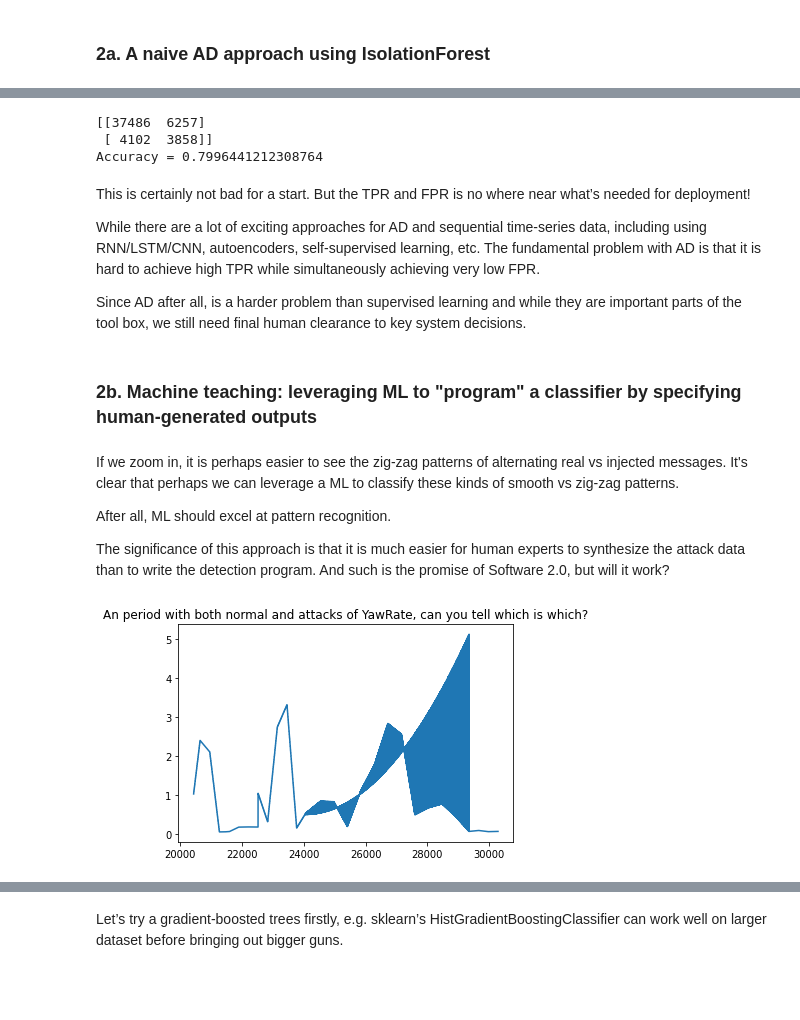
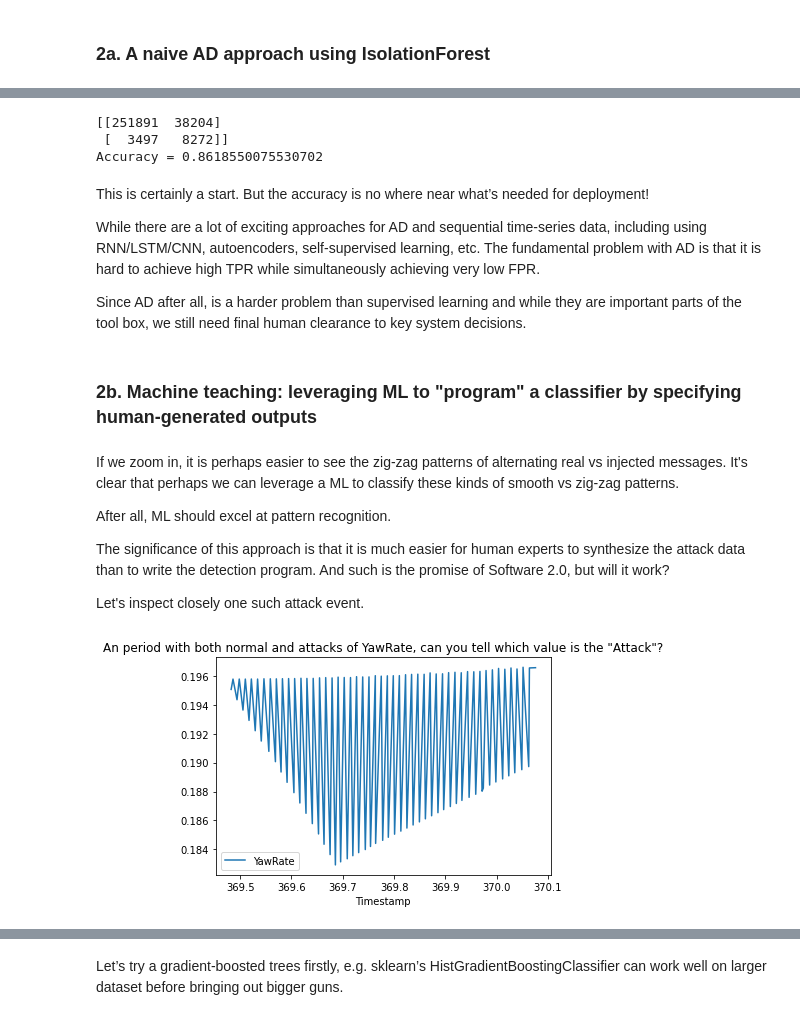
Before and after one commit to h1st-ai/h1st, a Jupyter notebook: examples/AutomotiveCybersecurity/notebooks/Monolithic AD & ML Approaches and Why They are Unsatisfactory.ipynb, the cells around one changed output, grey strips where cells are left out. Cells and saved outputs as stored; diff of their text form; code cells hidden in the pictures; blank space fills up the shorter version.

Commit message:
update tutorial using public data WIP

```diff
--- a/examples/AutomotiveCybersecurity/notebooks/Monolithic AD & ML Approaches and Why They are Unsatisfactory.ipynb
+++ b/examples/AutomotiveCybersecurity/notebooks/Monolithic AD & ML Approaches and Why They are Unsatisfactory.ipynb
@@ -59,20 +56,22 @@ iforest = IsolationForest(n_estimators=500).fit(df_normal[FEATURES])
 # %%
-df2 = pd.read_parquet("%s/train/attacks/20181203_Driver1_Trip10-20.parquet" % DATA_LOCATION)
-df2 = compute_timediff_fillna(df2)
+import numpy as np
 
-ypred = iforest.predict(df2[FEATURES])
-ypred = pd.Series(np.maximum(-ypred, 0))
+df_test = pd.read_parquet("s3://h1st-tutorial-autocyber/attack-samples/20181203_Driver1_Trip10-1.parquet")
+df_test_filled = compute_timediff_fillna(df_test)
 
-cf = sklearn.metrics.confusion_matrix(df2.Label == "Attack", ypred)
+ypred = iforest.predict(dfb[FEATURES])
+
+ypred = pd.Series(np.maximum(-ypred, 0)) # iforest predict -1 vs 1, we need 0 vs 1
+cf = sklearn.metrics.confusion_matrix(dfb.Label == "Attack", ypred)
 print(cf)
 
-print("Accuracy = %s " % sklearn.metrics.accuracy_score(df2.Label =="Attack", ypred))
+print("Accuracy = %s " % sklearn.metrics.accuracy_score(dfb.Label =="Attack", ypred))
 # %% [output]
-[[37486  6257]
- [ 4102  3858]]
-Accuracy = 0.7996441212308764
+[[251891  38204]
+ [  3497   8272]]
+Accuracy = 0.8618550075530702
 # %% [markdown]
-This is certainly not bad for a start. But the TPR and FPR is no where near what’s needed for deployment!
+This is certainly a start. But the accuracy is no where near what’s needed for deployment!
 
 While there are a lot of exciting approaches for AD and sequential time-series data, including using RNN/LSTM/CNN, autoencoders, self-supervised learning, etc. The fundamental problem with AD is that it is hard to achieve high TPR while simultaneously achieving very low FPR.
 
@@ -85,10 +84,16 @@ If we zoom in, it is perhaps easier to see the zig-zag patterns of alternating r
 After all, ML should excel at pattern recognition.
 
 The significance of this approach is that it is much easier for human experts to synthesize the attack data than to write the detection program. And such is the promise of Software 2.0, but will it work?
+
+Let's inspect closely one such attack event.
 # %%
+z = df_attacks[0][df_attacks[0].AttackEventIndex==2]
+z = z[~z.YawRate.isna()].set_index("Timestamp")
+
 import matplotlib.pyplot as plt
-df[(df.Timestamp >= 200) & (df.Timestamp <= 330)].YawRate.dropna().plot()
-plt.title("An period with both normal and attacks of YawRate, can you tell which is which?")
+z.iloc[:100].YawRate.plot(label="YawRate")
+plt.title('An period with both normal and attacks of YawRate, can you tell which value is the "Attack"?')
+plt.legend()
 plt.show()
 # %% [output]
-[figure, old version]
+[figure, new version]
```
Also changed, not shown: parts of 17 cells of this notebook, 4 other files.
